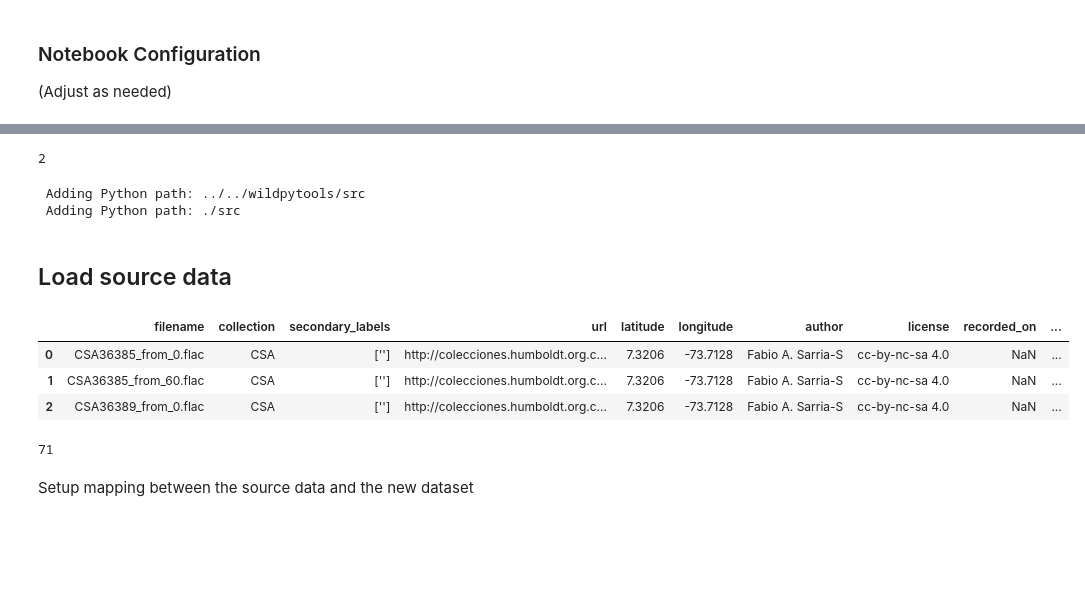
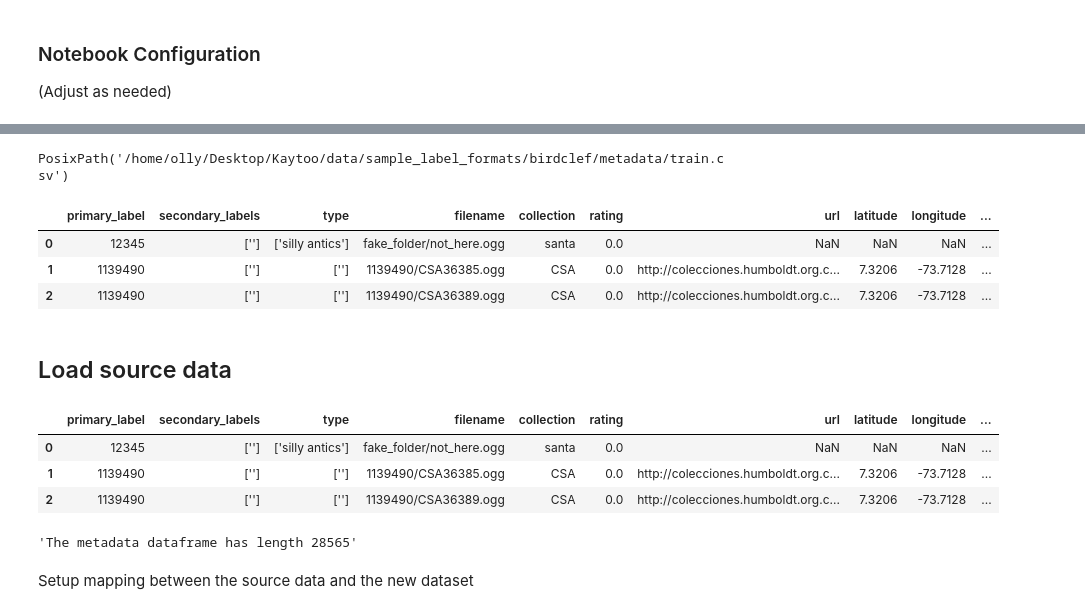
Before and after one commit to Wologman/wildpytools, a Jupyter notebook: demo_notebooks/bird_call_reformat.ipynb, the cells around one changed output, grey strips where cells are left out. Drawn from its saved outputs; the diff is of its cells as text; code cells hidden in the pictures; blank space fills up the shorter version.

```diff
--- a/demo_notebooks/bird_call_reformat.ipynb
+++ b/demo_notebooks/bird_call_reformat.ipynb
@@ -80,13 +83,12 @@ project_root = str(Path().resolve().parent)
 #Note: 'anqa_destn' must differ from source directory if saving new audio files
 
 notebook_use = {'project_root': project_root,
-                'anqa_destn': project_root + '/data/sample_label_formats/converted_to_anqa_twice',
-                'source_type': 'anqa', #any of: 'anqa', 'raven', 'birdclef', 'bc-zenodo', 'avianz', 'freebird'
+                'anqa_destn': project_root + '/data/sample_label_formats/converted_to_anqa',
+                'source_type': 'birdclef', #'bc-zenodo', #any of: 'anqa', 'raven', 'birdclef', 'bc-zenodo', 'avianz', 'freebird'
                 'debug': True,
                 'max_seconds': 60,  #Segment and/or crop any data type to this maximum length
                 'crop_method': 'keep_all', #any of 'keep_all', 'random',  in future: 'max_annotations', 'max_detections'
                 'padding': None, # Any of 'pad', 'noise', 'zero', None
                 'save_new_flac_files': True, # If true the original source will be re-written into .flac files of length max_seconds
-                ######Only working for the value of 2 with BirdCLEF data  ################
-                #'source_depth': 3, # for labels and metadata filename col, as above
+                'tabular_save_suffix': 'parquet' #csv
                 }
@@ -182,10 +225,11 @@ class Config():
 class FilePaths():
     def __init__(self, notebook_use: dict, data_sources: dict):
         _data_type = notebook_use['source_type']
+        _tabular_save_suffix = notebook_use['tabular_save_suffix']
         _source_cfg = data_sources[_data_type]
-        _metadata = _source_cfg.get('metadata_csv')
+        _metadata = _source_cfg.get('metadata_path')
         _naming = _source_cfg.get('naming_csv')
-        _annotations = _source_cfg.get('annotations')
+        _annotations = _source_cfg.get('labels_path')
 
         self.PROJECT_ROOT = Path(notebook_use['project_root'])
         self.AUDIO_FILES = Path(data_sources[_data_type]['audio_files'])
@@ -196,23 +240,8 @@ class FilePaths():
         # Output directory (ensure it exists)
         self.ANQA_DESTN = Path(notebook_use.get('anqa_destn'))
         self.ANQA_DESTN.mkdir(parents=True, exist_ok=True)
-
-        self.ANNOTATIONS_DESTN = self.ANQA_DESTN / 'annotations.csv'
-        self.METADATA_DESTN = self.ANQA_DESTN / 'metadata.csv'
+        self.ANNOTATIONS_DESTN = self.ANQA_DESTN / f'annotations.{_tabular_save_suffix}'
+        self.METADATA_DESTN = self.ANQA_DESTN / f'metadata.{_tabular_save_suffix}'
 
 config = Config(notebook_use, data_sources)
 paths = FilePaths(notebook_use, data_sources)
-# %%
-config.DESTN_DEPTH
-# %% [output]
-2
-# %%
-load_dotenv(dotenv_path= paths.PROJECT_ROOT / ".env")
-
-for p in os.getenv("PYTHONPATH", "").split(os.pathsep):
-    if p:
-        print(f' Adding Python path: {p}')
-        sys.path.append(str(Path(p).resolve()))
-# %% [output]
- Adding Python path: ../../wildpytools/src
- Adding Python path: ./src
@@ -227,0 +248,13 @@ from wildpytools.audio import (load_from_anqa,
+# %%
+paths.METADATA
+# %% [output]
+PosixPath('/home/olly/Desktop/Kaytoo/data/sample_label_formats/birdclef/metadata/train.csv')
+# %%
+if paths.METADATA:
+    testing = pd.read_csv(paths.METADATA)
+    display(testing.head(3))
+# %% [output]
+|  | primary_label | secondary_labels | type | filename | collection | rating | url | latitude | longitude | ... |
+| 0 | 12345 | [''] | ['silly antics'] | fake_folder/not_here.ogg | santa | 0.0 | NaN | NaN | NaN | ... |
+| 1 | 1139490 | [''] | [''] | 1139490/CSA36385.ogg | CSA | 0.0 | http://colecciones.humboldt.org.c... | 7.3206 | -73.7128 | ... |
+| 2 | 1139490 | [''] | [''] | 1139490/CSA36389.ogg | CSA | 0.0 | http://colecciones.humboldt.org.c... | 7.3206 | -73.7128 | ... |
@@ -283,16 +320,14 @@ def detect_animal_sound(labels: pd.DataFrame,
 # %%
 if paths.METADATA is not None:
     meta_df = pd.read_csv(paths.METADATA)
     display(meta_df.head(3))
+    display(f'The metadata dataframe has length {len(meta_df)}')
 # %% [output]
-|  | filename | collection | secondary_labels | url | latitude | longitude | author | license | recorded_on | ... |
-| 0 | CSA36385_from_0.flac | CSA | [''] | http://colecciones.humboldt.org.c... | 7.3206 | -73.7128 | Fabio A. Sarria-S | cc-by-nc-sa 4.0 | NaN | ... |
-| 1 | CSA36385_from_60.flac | CSA | [''] | http://colecciones.humboldt.org.c... | 7.3206 | -73.7128 | Fabio A. Sarria-S | cc-by-nc-sa 4.0 | NaN | ... |
-| 2 | CSA36389_from_0.flac | CSA | [''] | http://colecciones.humboldt.org.c... | 7.3206 | -73.7128 | Fabio A. Sarria-S | cc-by-nc-sa 4.0 | NaN | ... |
+|  | primary_label | secondary_labels | type | filename | collection | rating | url | latitude | longitude | ... |
+| 0 | 12345 | [''] | ['silly antics'] | fake_folder/not_here.ogg | santa | 0.0 | NaN | NaN | NaN | ... |
+| 1 | 1139490 | [''] | [''] | 1139490/CSA36385.ogg | CSA | 0.0 | http://colecciones.humboldt.org.c... | 7.3206 | -73.7128 | ... |
+| 2 | 1139490 | [''] | [''] | 1139490/CSA36389.ogg | CSA | 0.0 | http://colecciones.humboldt.org.c... | 7.3206 | -73.7128 | ... |
+'The metadata dataframe has length 28565'
-# %%
-len(meta_df)
-# %% [output]
-71
 # %% [markdown]
 Setup mapping between the source data and the new dataset
 # %%
```
Also changed, not shown: parts of 23 cells of this notebook.
